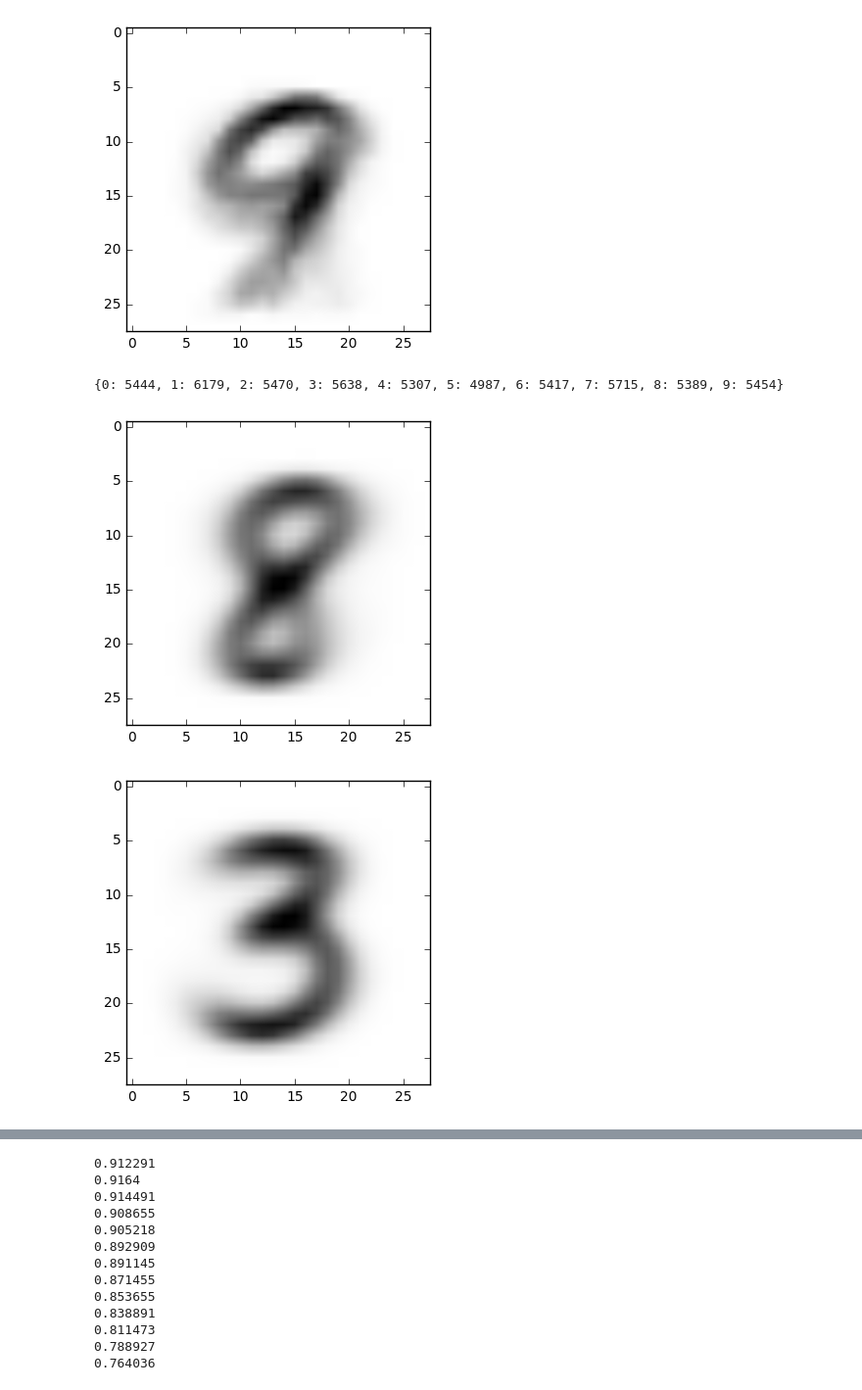
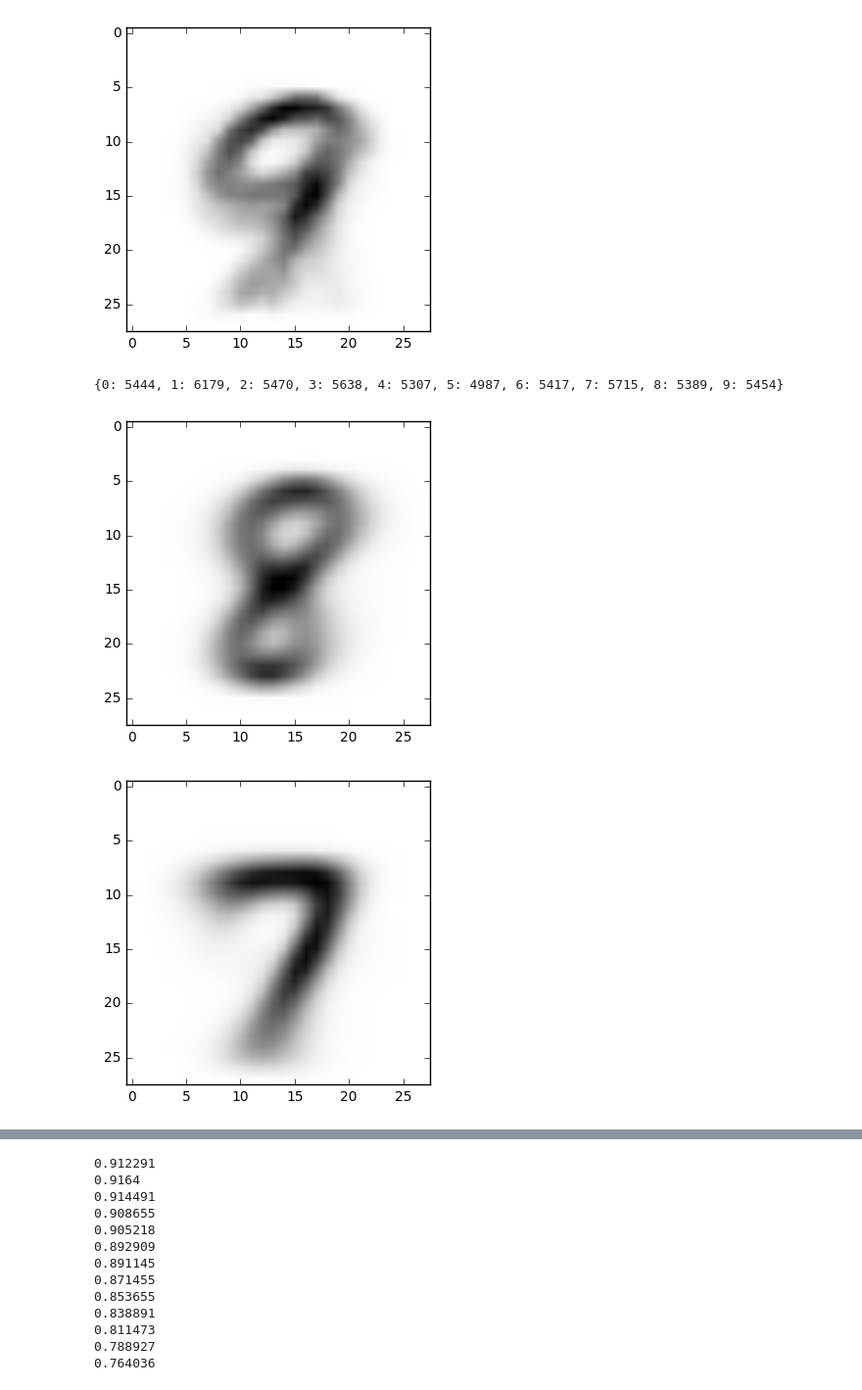
Before and after one commit to VincentRoest/capstone, a Jupyter notebook: Image_manipulation.ipynb, the cells around one changed output, grey strips where cells are left out. Shown at 98% size. Drawn from its saved outputs; the diff is of its cells as text; code cells hidden in the pictures.

```diff
--- a/Image_manipulation.ipynb
+++ b/Image_manipulation.ipynb
@@ -711,18 +711,18 @@ for prior in priors_test:
 # %%
 # training.
 priors = create_priors_for_each_digit(digits, labels)
 plt.imshow(priors[8].reshape((28,28)), cmap = cm.Greys)
 plt.show()
 
-plt.imshow(priors[3].reshape((28,28)), cmap = cm.Greys)
+plt.imshow(priors[7].reshape((28,28)), cmap = cm.Greys)
 plt.show()
 
 # print priors[8]
 # print priors[7]
 # %% [output]
 {0: 5444, 1: 6179, 2: 5470, 3: 5638, 4: 5307, 5: 4987, 6: 5417, 7: 5715, 8: 5389, 9: 5454}
 [figure]
-[figure, old version]
+[figure, new version]
 # %%
 def apply_prior(digits, labels, priors, threshold = 0):
     '''
```
Also changed, not shown: parts of 3 cells of this notebook.
